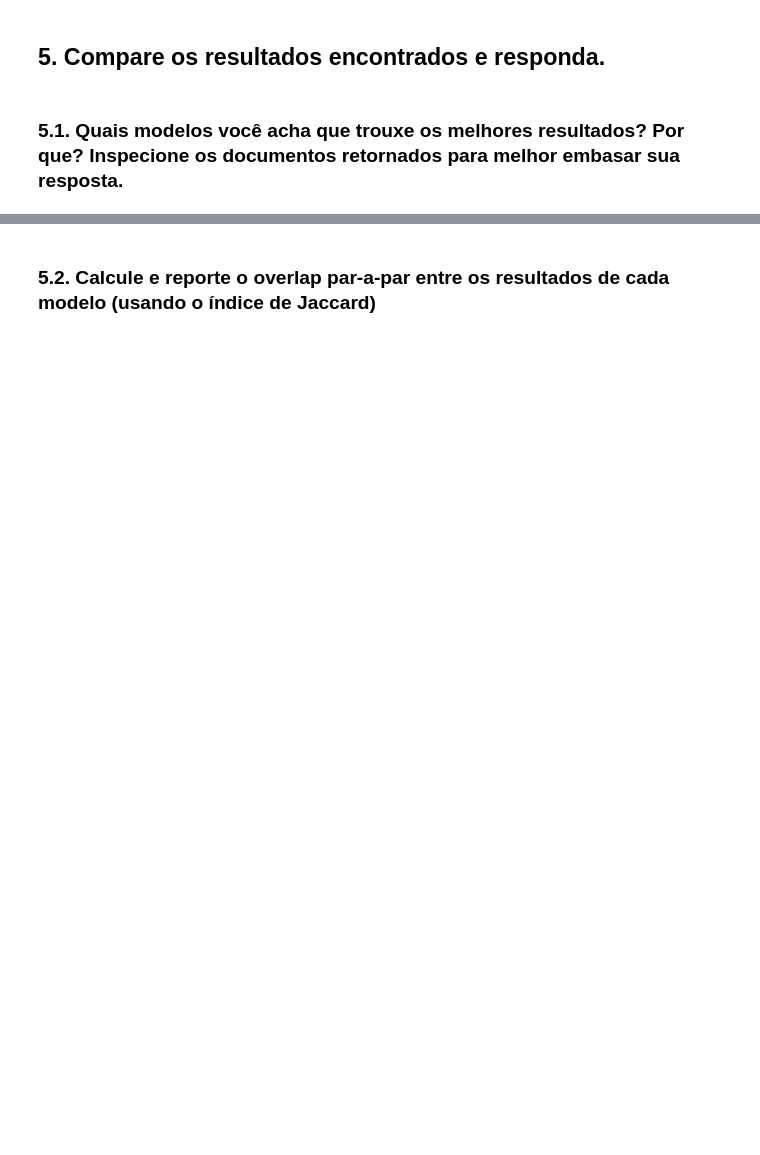
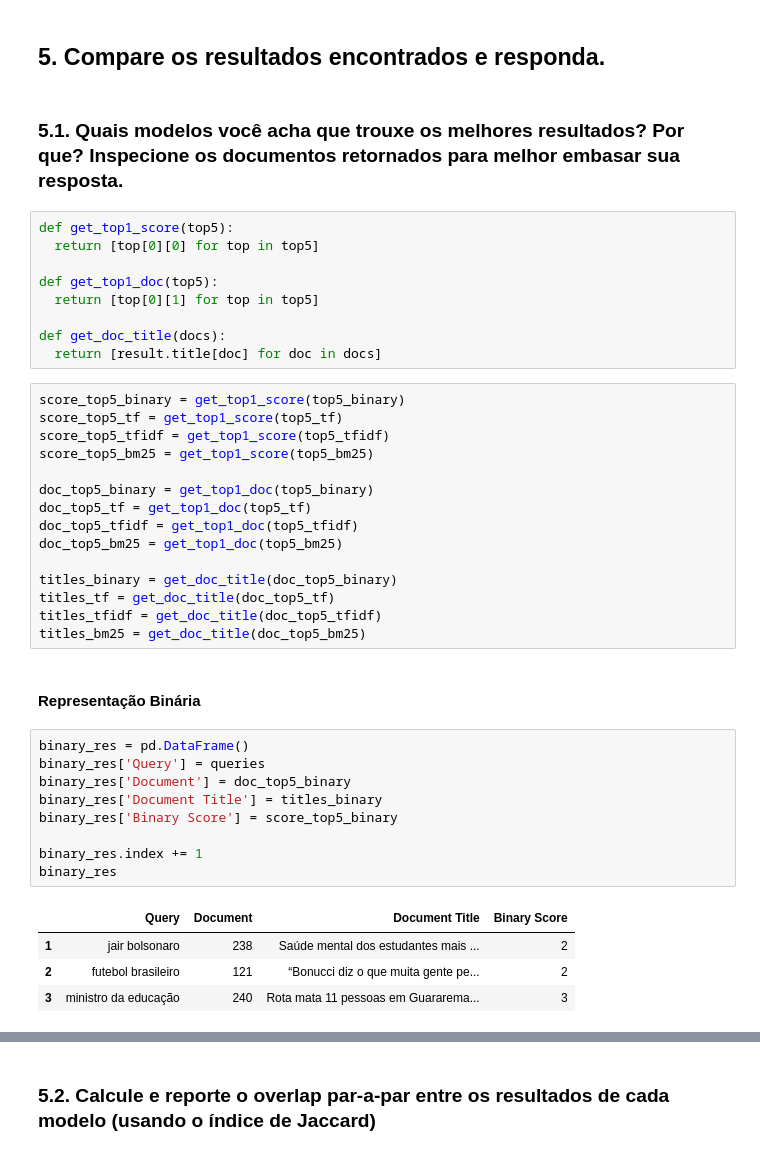
Before and after one commit to adautofbn/ri_labs, a Jupyter notebook: lab06/modelo_vetorial.ipynb, the cells around one changed output, grey strips where cells are left out. Cells and saved outputs as stored; diff of their text form; blank space fills up the shorter version.

```diff
--- a/lab06/modelo_vetorial.ipynb
+++ b/lab06/modelo_vetorial.ipynb
@@ -153,3 +190,43 @@ query_df
 ## 5. Compare os resultados encontrados e responda.
 # %% [markdown]
 ### 5.1. Quais modelos você acha que trouxe os melhores resultados? Por que? Inspecione os documentos retornados para melhor embasar sua resposta.
+# %%
+def get_top1_score(top5):
+  return [top[0][0] for top in top5]
+
+def get_top1_doc(top5):
+  return [top[0][1] for top in top5]
+
+def get_doc_title(docs):
+  return [result.title[doc] for doc in docs]
+# %%
+score_top5_binary = get_top1_score(top5_binary)
+score_top5_tf = get_top1_score(top5_tf)
+score_top5_tfidf = get_top1_score(top5_tfidf)
+score_top5_bm25 = get_top1_score(top5_bm25)
+
+doc_top5_binary = get_top1_doc(top5_binary)
+doc_top5_tf = get_top1_doc(top5_tf)
+doc_top5_tfidf = get_top1_doc(top5_tfidf)
+doc_top5_bm25 = get_top1_doc(top5_bm25)
+
+titles_binary = get_doc_title(doc_top5_binary)
+titles_tf = get_doc_title(doc_top5_tf)
+titles_tfidf = get_doc_title(doc_top5_tfidf)
+titles_bm25 = get_doc_title(doc_top5_bm25)
+# %% [markdown]
+#### Representação Binária
+# %%
+binary_res = pd.DataFrame()
+binary_res['Query'] = queries
+binary_res['Document'] = doc_top5_binary
+binary_res['Document Title'] = titles_binary
+binary_res['Binary Score'] = score_top5_binary
+
+binary_res.index += 1
+binary_res
+# %% [output]
+|  | Query | Document | Document Title | Binary Score |
+| 1 | jair bolsonaro | 238 | Saúde mental dos estudantes mais ... | 2 |
+| 2 | futebol brasileiro | 121 | “Bonucci diz o que muita gente pe... | 2 |
+| 3 | ministro da educação | 240 | Rota mata 11 pessoas em Guararema... | 3 |
```
Also changed, not shown: parts of 15 cells of this notebook.
